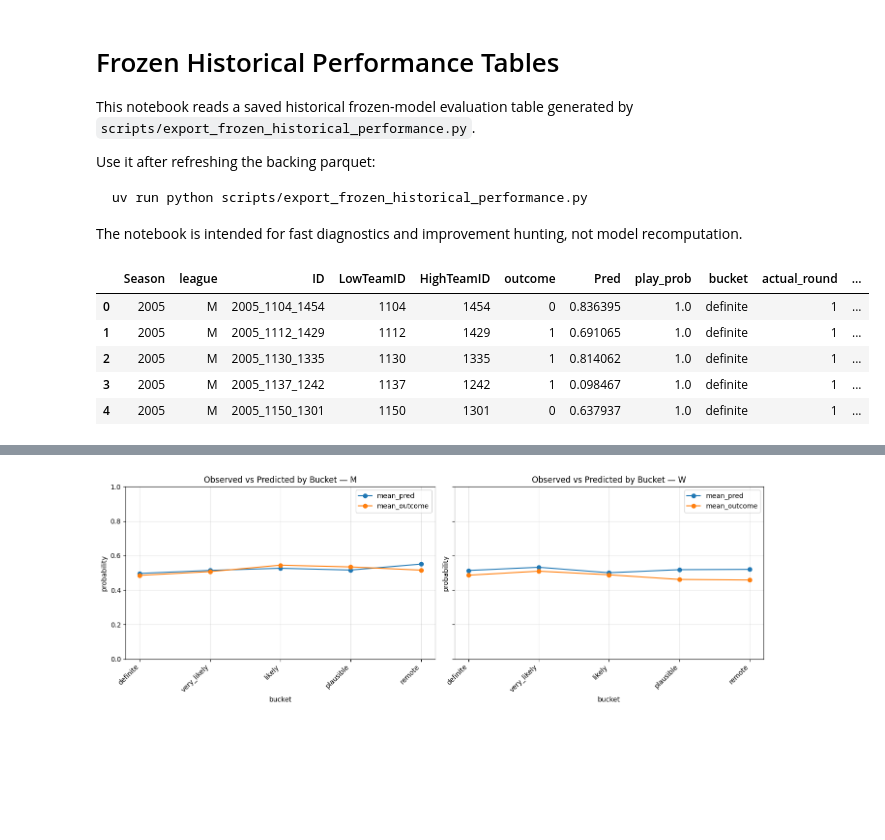
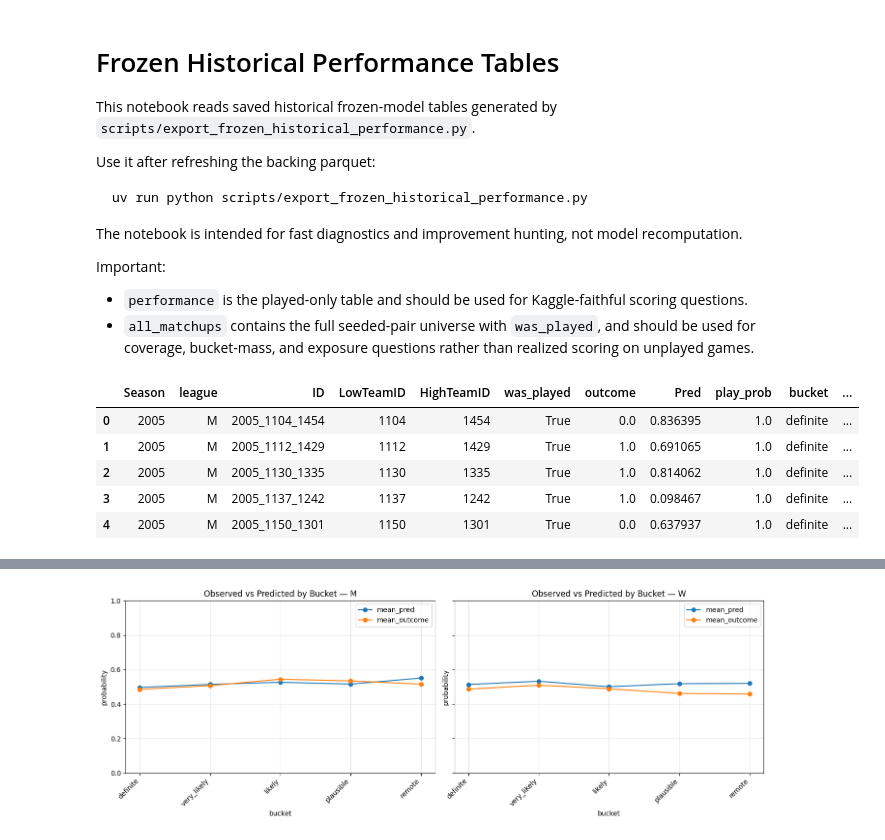
Before and after one commit to brownrv/mmlm2026, a Jupyter notebook: notebooks/frozen_historical_performance_tables.ipynb, the cells around one changed output, grey strips where cells are left out. Cells and saved outputs as stored; diff of their text form; code cells hidden in the pictures; blank space fills up the shorter version.

Commit message:
Add all-matchups historical diagnostics

````diff
--- a/notebooks/frozen_historical_performance_tables.ipynb
+++ b/notebooks/frozen_historical_performance_tables.ipynb
@@ -1,7 +1,7 @@
 # %% [markdown]
 # Frozen Historical Performance Tables
 
-This notebook reads a saved historical frozen-model evaluation table generated by `scripts/export_frozen_historical_performance.py`.
+This notebook reads saved historical frozen-model tables generated by `scripts/export_frozen_historical_performance.py`.
 
 Use it after refreshing the backing parquet:
 
@@ -10,6 +10,10 @@ uv run python scripts/export_frozen_historical_performance.py
 ```
 
 The notebook is intended for fast diagnostics and improvement hunting, not model recomputation.
+
+Important:
+- `performance` is the played-only table and should be used for Kaggle-faithful scoring questions.
+- `all_matchups` contains the full seeded-pair universe with `was_played`, and should be used for coverage, bucket-mass, and exposure questions rather than realized scoring on unplayed games.
 # %%
 from __future__ import annotations
 
@@ -21,18 +25,20 @@ from IPython.display import display
 # %%
 ROOT = Path.cwd().resolve().parent if Path.cwd().name == "notebooks" else Path.cwd().resolve()
 PERFORMANCE_PATH = ROOT / "data" / "interim" / "frozen_historical_performance.parquet"
+ALL_MATCHUPS_PATH = ROOT / "data" / "interim" / "frozen_historical_all_matchups.parquet"
 MIN_GAMES_FOR_WORST_CELL_VIEW = 5
 bucket_order = ["definite", "very_likely", "likely", "plausible", "remote"]
 
+all_matchups = pd.read_parquet(ALL_MATCHUPS_PATH)
 performance = pd.read_parquet(PERFORMANCE_PATH)
 performance.head()
 # %% [output]
-|  | Season | league | ID | LowTeamID | HighTeamID | outcome | Pred | play_prob | bucket | actual_round | ... |
-| 0 | 2005 | M | 2005_1104_1454 | 1104 | 1454 | 0 | 0.836395 | 1.0 | definite | 1 | ... |
-| 1 | 2005 | M | 2005_1112_1429 | 1112 | 1429 | 1 | 0.691065 | 1.0 | definite | 1 | ... |
-| 2 | 2005 | M | 2005_1130_1335 | 1130 | 1335 | 1 | 0.814062 | 1.0 | definite | 1 | ... |
-| 3 | 2005 | M | 2005_1137_1242 | 1137 | 1242 | 1 | 0.098467 | 1.0 | definite | 1 | ... |
-| 4 | 2005 | M | 2005_1150_1301 | 1150 | 1301 | 0 | 0.637937 | 1.0 | definite | 1 | ... |
+|  | Season | league | ID | LowTeamID | HighTeamID | was_played | outcome | Pred | play_prob | bucket | ... |
+| 0 | 2005 | M | 2005_1104_1454 | 1104 | 1454 | True | 0.0 | 0.836395 | 1.0 | definite | ... |
+| 1 | 2005 | M | 2005_1112_1429 | 1112 | 1429 | True | 1.0 | 0.691065 | 1.0 | definite | ... |
+| 2 | 2005 | M | 2005_1130_1335 | 1130 | 1335 | True | 1.0 | 0.814062 | 1.0 | definite | ... |
+| 3 | 2005 | M | 2005_1137_1242 | 1137 | 1242 | True | 1.0 | 0.098467 | 1.0 | definite | ... |
+| 4 | 2005 | M | 2005_1150_1301 | 1150 | 1301 | True | 0.0 | 0.637937 | 1.0 | definite | ... |
 # %%
 def summarize(frame: pd.DataFrame, group_cols: list[str]) -> pd.DataFrame:
     summary = (
````
Also changed, not shown: parts of 6 cells of this notebook, 1 other file.
